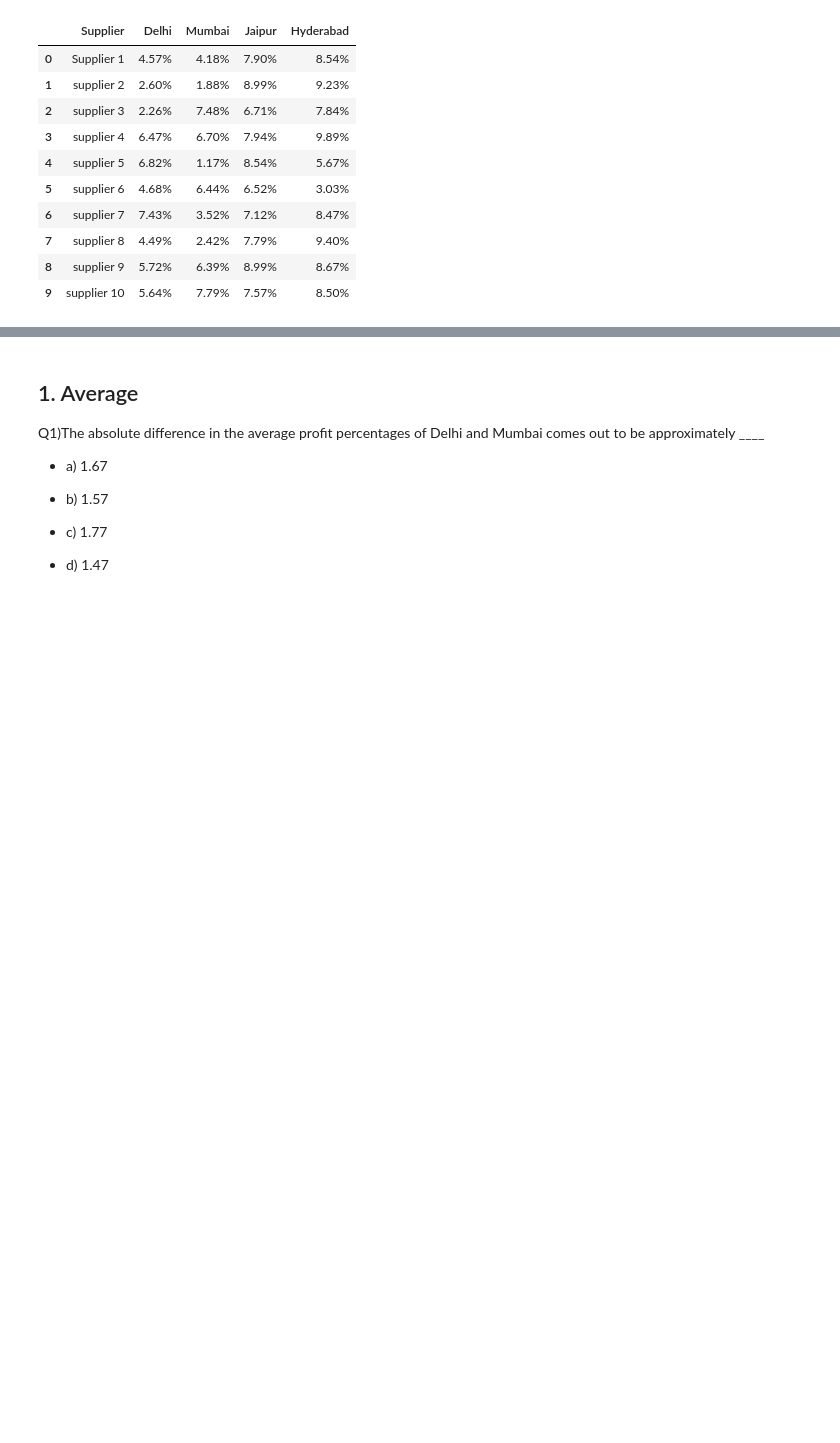
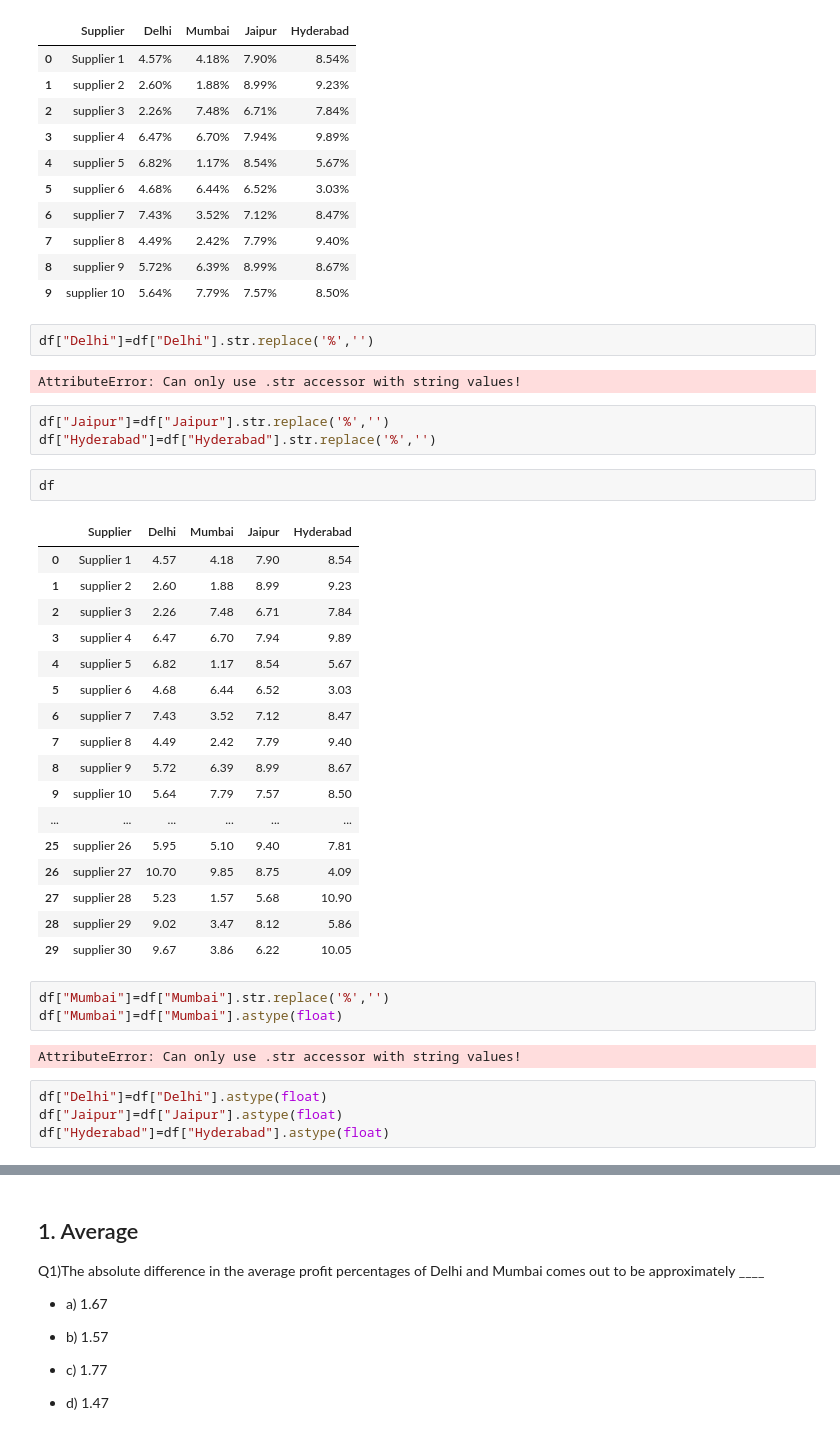
Before and after one commit to suddhasish/PGPAIML, a Jupyter notebook: Data visualization/matplotlib/Practice Questions Session 2/Practice Questions - Session 2 - Student Version.ipynb, the cells around one changed output, grey strips where cells are left out. Cells and saved outputs as stored; diff of their text form; blank space fills up the shorter version.

```diff
--- a/Data visualization/matplotlib/Practice Questions Session 2/Practice Questions - Session 2 - Student Version.ipynb
+++ b/Data visualization/matplotlib/Practice Questions Session 2/Practice Questions - Session 2 - Student Version.ipynb
@@ -23,3 +23,39 @@ df.head(10)
 | 7 | supplier 8 | 4.49% | 2.42% | 7.79% | 9.40% |
 | 8 | supplier 9 | 5.72% | 6.39% | 8.99% | 8.67% |
 | 9 | supplier 10 | 5.64% | 7.79% | 7.57% | 8.50% |
+# %%
+df["Delhi"]=df["Delhi"].str.replace('%','')
+# %% [output]
+AttributeError: Can only use .str accessor with string values!
+# %%
+df["Jaipur"]=df["Jaipur"].str.replace('%','')
+df["Hyderabad"]=df["Hyderabad"].str.replace('%','')
+# %%
+df
+# %% [output]
+|  | Supplier | Delhi | Mumbai | Jaipur | Hyderabad |
+| 0 | Supplier 1 | 4.57 | 4.18 | 7.90 | 8.54 |
+| 1 | supplier 2 | 2.60 | 1.88 | 8.99 | 9.23 |
+| 2 | supplier 3 | 2.26 | 7.48 | 6.71 | 7.84 |
+| 3 | supplier 4 | 6.47 | 6.70 | 7.94 | 9.89 |
+| 4 | supplier 5 | 6.82 | 1.17 | 8.54 | 5.67 |
+| 5 | supplier 6 | 4.68 | 6.44 | 6.52 | 3.03 |
+| 6 | supplier 7 | 7.43 | 3.52 | 7.12 | 8.47 |
+| 7 | supplier 8 | 4.49 | 2.42 | 7.79 | 9.40 |
+| 8 | supplier 9 | 5.72 | 6.39 | 8.99 | 8.67 |
+| 9 | supplier 10 | 5.64 | 7.79 | 7.57 | 8.50 |
+| ... | ... | ... | ... | ... | ... |
+| 25 | supplier 26 | 5.95 | 5.10 | 9.40 | 7.81 |
+| 26 | supplier 27 | 10.70 | 9.85 | 8.75 | 4.09 |
+| 27 | supplier 28 | 5.23 | 1.57 | 5.68 | 10.90 |
+| 28 | supplier 29 | 9.02 | 3.47 | 8.12 | 5.86 |
+| 29 | supplier 30 | 9.67 | 3.86 | 6.22 | 10.05 |
+# %%
+df["Mumbai"]=df["Mumbai"].str.replace('%','')
+df["Mumbai"]=df["Mumbai"].astype(float)
+# %% [output]
+AttributeError: Can only use .str accessor with string values!
+# %%
+df["Delhi"]=df["Delhi"].astype(float)
+df["Jaipur"]=df["Jaipur"].astype(float)
+df["Hyderabad"]=df["Hyderabad"].astype(float)
```
Also changed, not shown: parts of 9 cells of this notebook, 21 other files.
